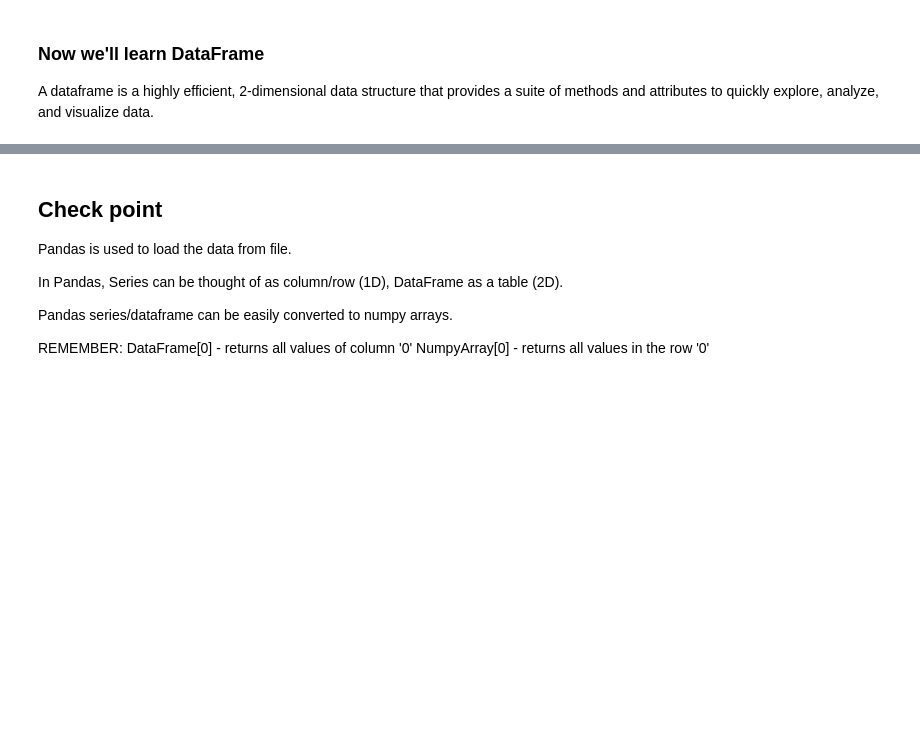
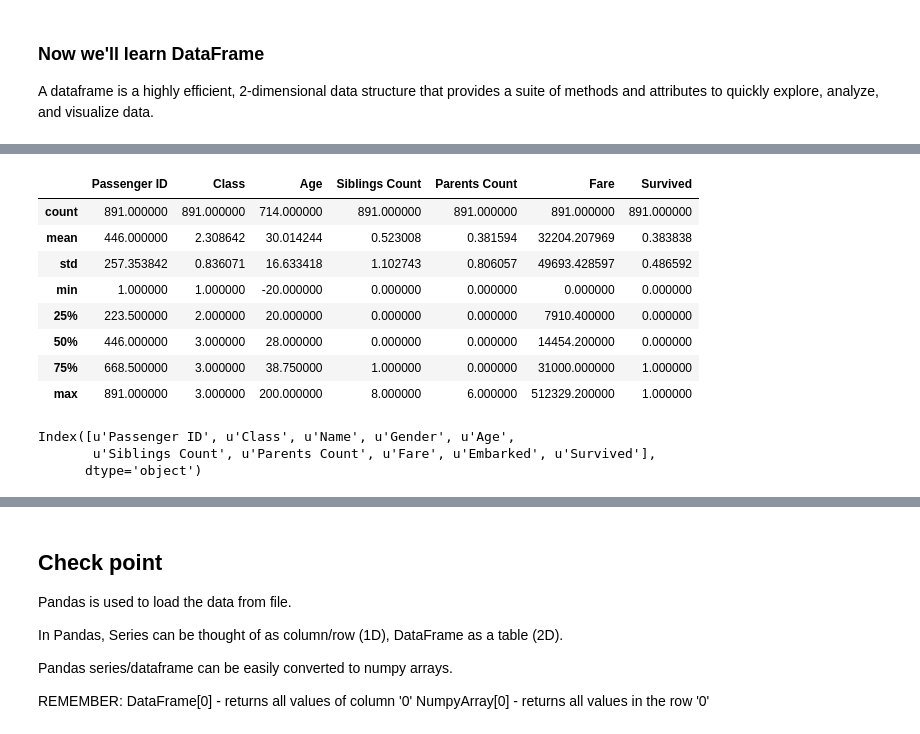
Before and after one commit to himanshug396/intuit-workshop-ml, a Jupyter notebook: Workshop_3_Feb/Notebook_2_Introduction_to_Pandas.ipynb, the cells around one changed output, grey strips where cells are left out. Drawn from its saved outputs; the diff is of its cells as text; code cells hidden in the pictures; blank space fills up the shorter version.

```diff
--- a/Workshop_3_Feb/Notebook_2_Introduction_to_Pandas.ipynb
+++ b/Workshop_3_Feb/Notebook_2_Introduction_to_Pandas.ipynb
@@ -59,10 +120,26 @@ df = pd.read_csv("ship_data.csv")
 # %%
 # Lenght of dataframe
+df.describe()
+# %% [output]
+|  | Passenger ID | Class | Age | Siblings Count | Parents Count | Fare | Survived |
+| count | 891.000000 | 891.000000 | 714.000000 | 891.000000 | 891.000000 | 891.000000 | 891.000000 |
+| mean | 446.000000 | 2.308642 | 30.014244 | 0.523008 | 0.381594 | 32204.207969 | 0.383838 |
+| std | 257.353842 | 0.836071 | 16.633418 | 1.102743 | 0.806057 | 49693.428597 | 0.486592 |
+| min | 1.000000 | 1.000000 | -20.000000 | 0.000000 | 0.000000 | 0.000000 | 0.000000 |
+| 25% | 223.500000 | 2.000000 | 20.000000 | 0.000000 | 0.000000 | 7910.400000 | 0.000000 |
+| 50% | 446.000000 | 3.000000 | 28.000000 | 0.000000 | 0.000000 | 14454.200000 | 0.000000 |
+| 75% | 668.500000 | 3.000000 | 38.750000 | 1.000000 | 0.000000 | 31000.000000 | 1.000000 |
+| max | 891.000000 | 3.000000 | 200.000000 | 8.000000 | 6.000000 | 512329.200000 | 1.000000 |
 # %%
 # To access the full list of column names, use the columns attribute
 #column_names = ??
-
+df.columns
 #print column_names
+df.columns
+# %% [output]
+Index([u'Passenger ID', u'Class', u'Name', u'Gender', u'Age',
+       u'Siblings Count', u'Parents Count', u'Fare', u'Embarked', u'Survived'],
+      dtype='object')
 # %%
 # Selecting Individual Columns
 series = df["Passenger ID"]
```
Also changed, not shown: parts of 21 cells of this notebook.
